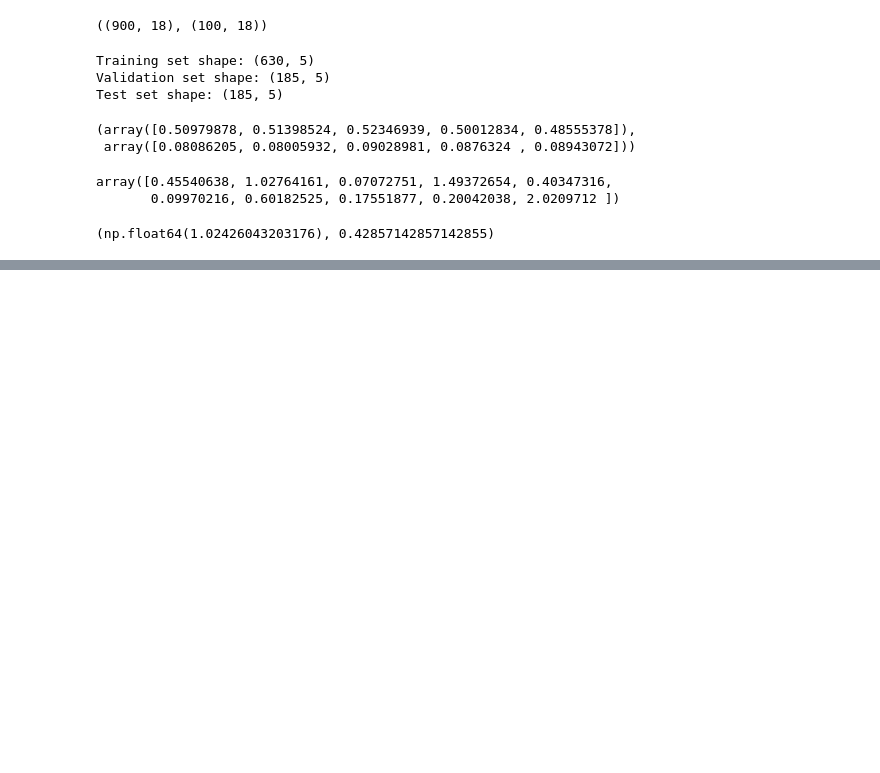
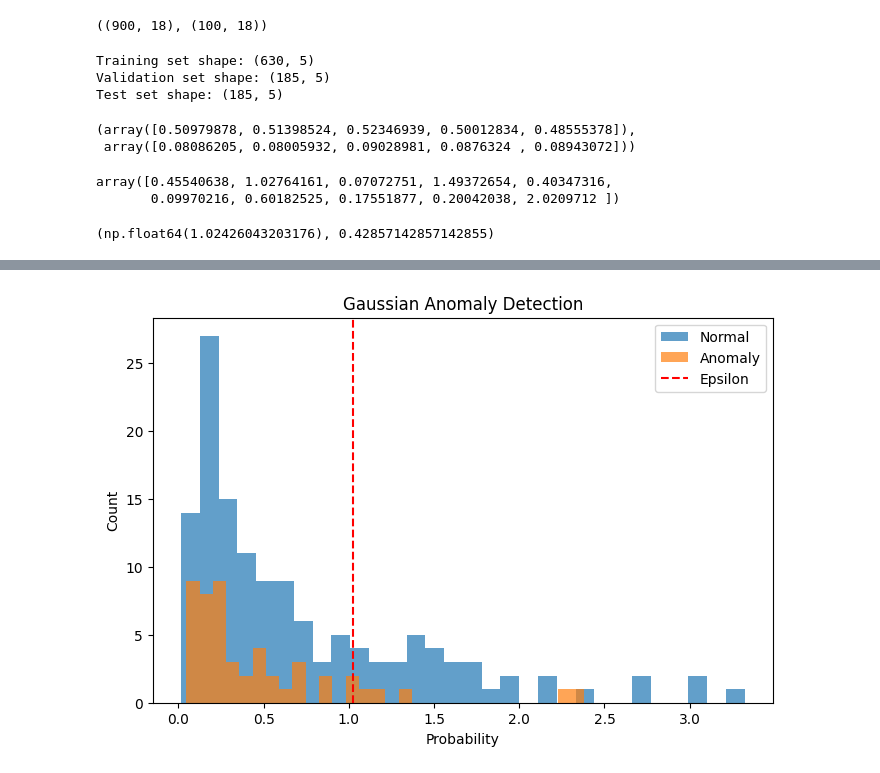
Before and after one commit to vividwhisp/machine-learning-from-scratch, a Jupyter notebook: anamoly-detection.ipynb, the cells around one changed output, grey strips where cells are left out. Saved outputs shown, nothing was run; the diff lists cells and outputs as text; code cells hidden in the pictures; blank space fills up the shorter version.

Commit message:
anamoly detection using gaussian done but results are questionable

```diff
--- a/anamoly-detection.ipynb
+++ b/anamoly-detection.ipynb
@@ -129,0 +166,17 @@ best_epsilon, best_f1
+# %%
+import matplotlib.pyplot as plt
+
+plt.figure(figsize=(8, 5))
+
+plt.hist(p_test[y_test == 0], bins=30, alpha=0.7, label="Normal")
+plt.hist(p_test[y_test == 1], bins=30, alpha=0.7, label="Anomaly")
+
+plt.axvline(best_epsilon, color="red", linestyle="--", label="Epsilon")
+
+plt.xlabel("Probability")
+plt.ylabel("Count")
+plt.title("Gaussian Anomaly Detection")
+plt.legend()
+plt.show()
+# %% [output]
+[figure, added]
```
Also changed, not shown: parts of 2 cells of this notebook.
